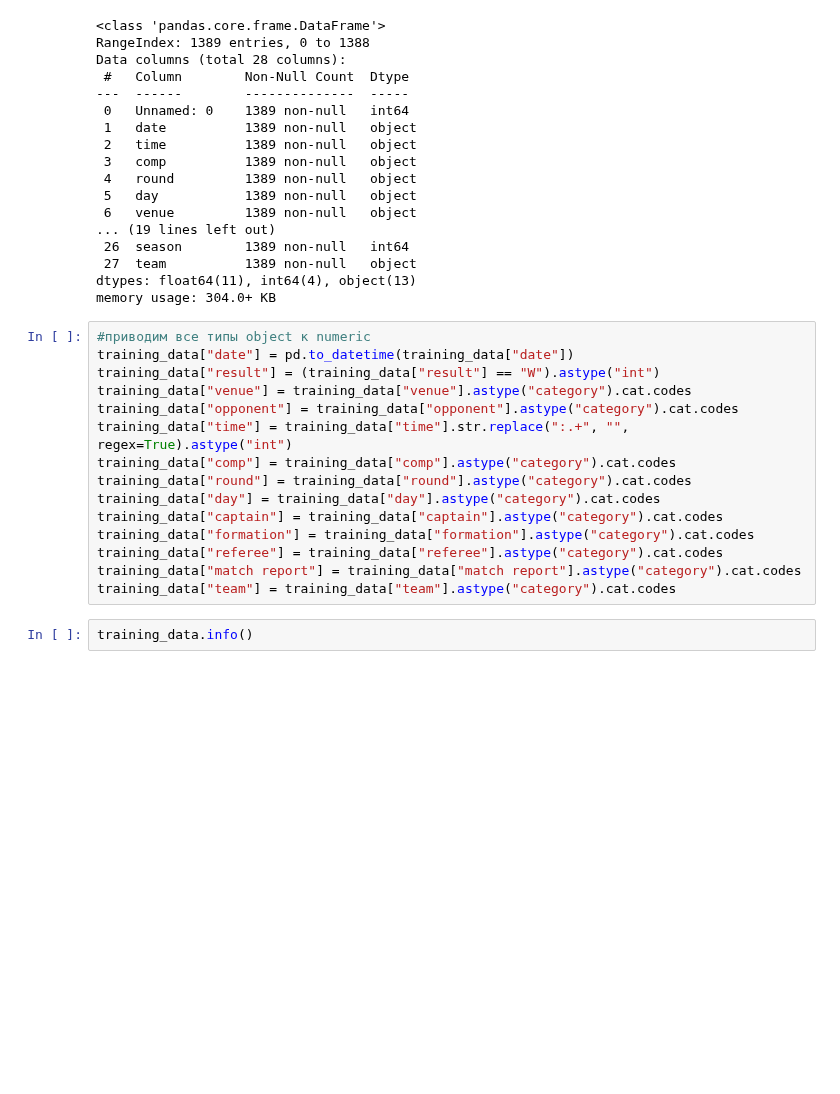
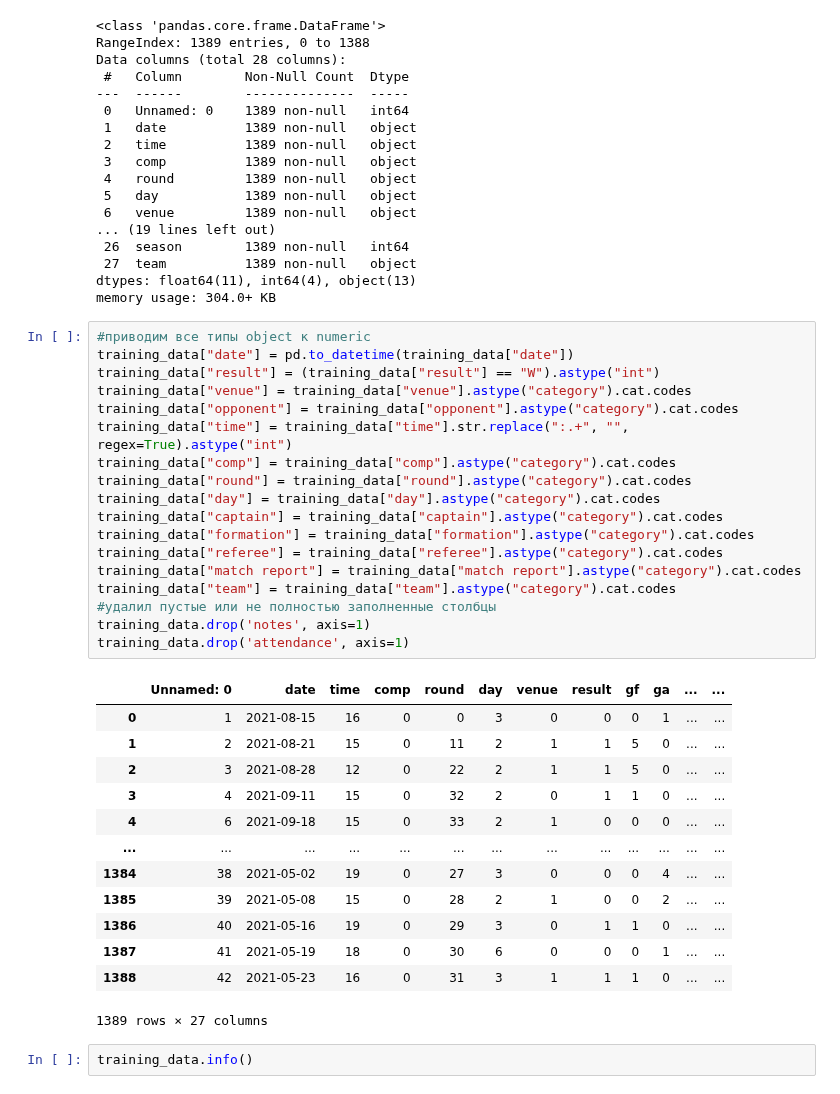
Before and after one commit to s4kh4rov/BMIL, a Jupyter notebook: lab_3.ipynb, the cells around one changed output. Cells and saved outputs as stored; diff of their text form; blank space fills up the shorter version.

```diff
--- a/lab_3.ipynb
+++ b/lab_3.ipynb
@@ -49,18 +49,35 @@ memory usage: 304.0+ KB
 # %%
 #приводим все типы object к numeric
 training_data["date"] = pd.to_datetime(training_data["date"])
 training_data["result"] = (training_data["result"] == "W").astype("int")
 training_data["venue"] = training_data["venue"].astype("category").cat.codes
 training_data["opponent"] = training_data["opponent"].astype("category").cat.codes
 training_data["time"] = training_data["time"].str.replace(":.+", "", regex=True).astype("int")
 training_data["comp"] = training_data["comp"].astype("category").cat.codes
 training_data["round"] = training_data["round"].astype("category").cat.codes
 training_data["day"] = training_data["day"].astype("category").cat.codes
 training_data["captain"] = training_data["captain"].astype("category").cat.codes
 training_data["formation"] = training_data["formation"].astype("category").cat.codes
 training_data["referee"] = training_data["referee"].astype("category").cat.codes
 training_data["match report"] = training_data["match report"].astype("category").cat.codes
 training_data["team"] = training_data["team"].astype("category").cat.codes
+#удалил пустые или не полностью заполненные столбцы
+training_data.drop('notes', axis=1)
+training_data.drop('attendance', axis=1)
+# %% [output]
+|  | Unnamed: 0 | date | time | comp | round | day | venue | result | gf | ga | ... | ... |
+| 0 | 1 | 2021-08-15 | 16 | 0 | 0 | 3 | 0 | 0 | 0 | 1 | ... | ... |
+| 1 | 2 | 2021-08-21 | 15 | 0 | 11 | 2 | 1 | 1 | 5 | 0 | ... | ... |
+| 2 | 3 | 2021-08-28 | 12 | 0 | 22 | 2 | 1 | 1 | 5 | 0 | ... | ... |
+| 3 | 4 | 2021-09-11 | 15 | 0 | 32 | 2 | 0 | 1 | 1 | 0 | ... | ... |
+| 4 | 6 | 2021-09-18 | 15 | 0 | 33 | 2 | 1 | 0 | 0 | 0 | ... | ... |
+| ... | ... | ... | ... | ... | ... | ... | ... | ... | ... | ... | ... | ... |
+| 1384 | 38 | 2021-05-02 | 19 | 0 | 27 | 3 | 0 | 0 | 0 | 4 | ... | ... |
+| 1385 | 39 | 2021-05-08 | 15 | 0 | 28 | 2 | 1 | 0 | 0 | 2 | ... | ... |
+| 1386 | 40 | 2021-05-16 | 19 | 0 | 29 | 3 | 0 | 1 | 1 | 0 | ... | ... |
+| 1387 | 41 | 2021-05-19 | 18 | 0 | 30 | 6 | 0 | 0 | 0 | 1 | ... | ... |
+| 1388 | 42 | 2021-05-23 | 16 | 0 | 31 | 3 | 1 | 1 | 1 | 0 | ... | ... |
+1389 rows × 27 columns
 # %%
 training_data.info()
 # %% [output]
```
